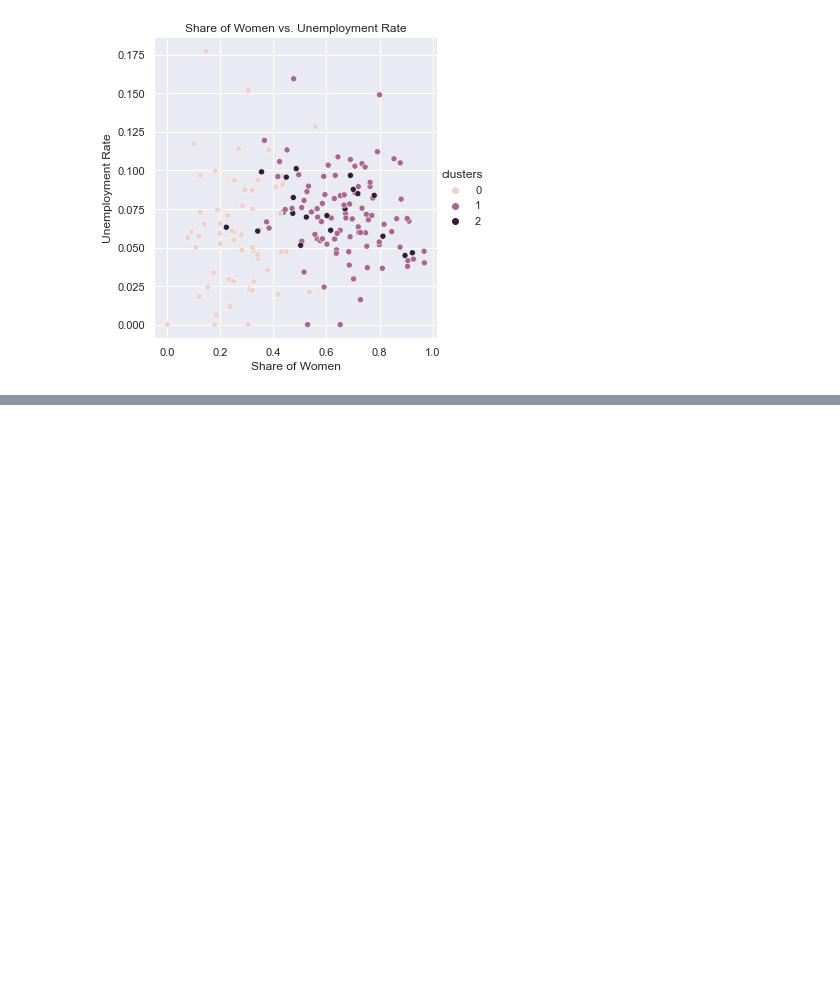
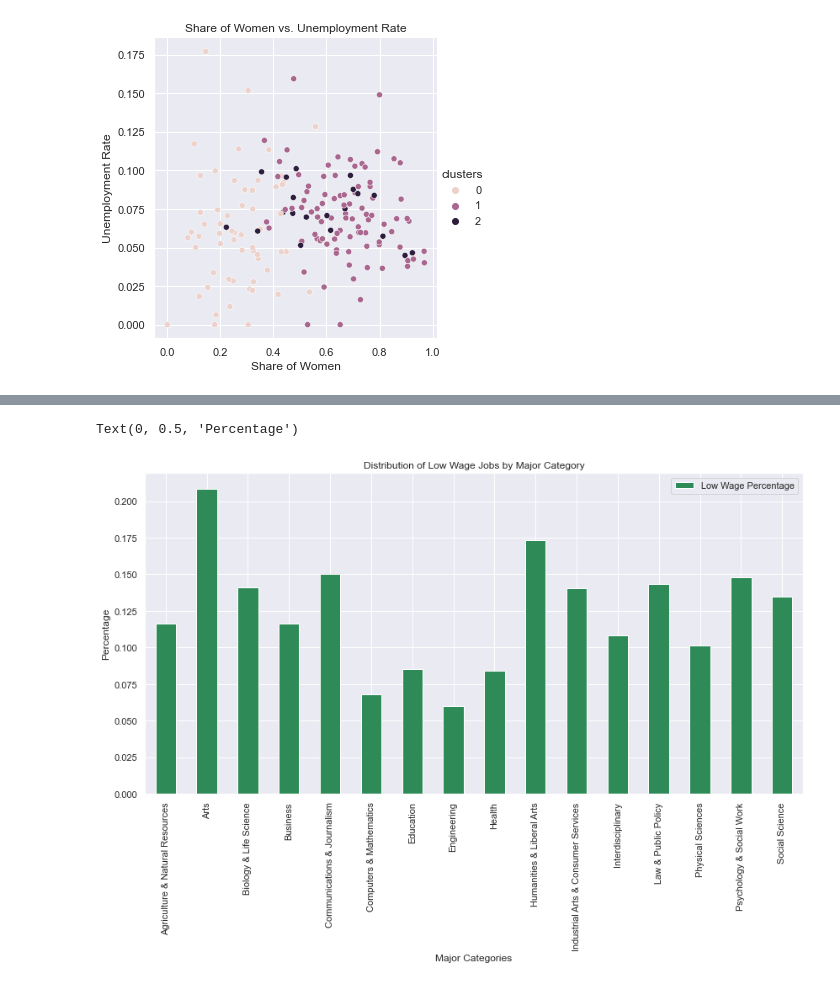
Before and after one commit to lbcmp/Data-Science-Project, a Jupyter notebook: MAT328_Project.ipynb, the cells around one changed output, grey strips where cells are left out. Cells and saved outputs as stored; diff of their text form; code cells hidden in the pictures; blank space fills up the shorter version.

```diff
--- a/MAT328_Project.ipynb
+++ b/MAT328_Project.ipynb
@@ -493,0 +546,11 @@ Text(31.914098611111115, 0.5, 'Unemployment Rate')
+# %%
+# plot the distribution of low wage jobs by major category
+
+df.plot(x="Major_category", y="Low Wage Percentage", kind="bar", color="seagreen")
+plt.xticks(rotation=90)
+plt.title("Distribution of Low Wage Jobs by Major Category")
+plt.xlabel("Major Categories")
+plt.ylabel("Percentage")
+# %% [output]
+Text(0, 0.5, 'Percentage')
+[figure, added]
```
Also changed, not shown: parts of 6 cells of this notebook.
